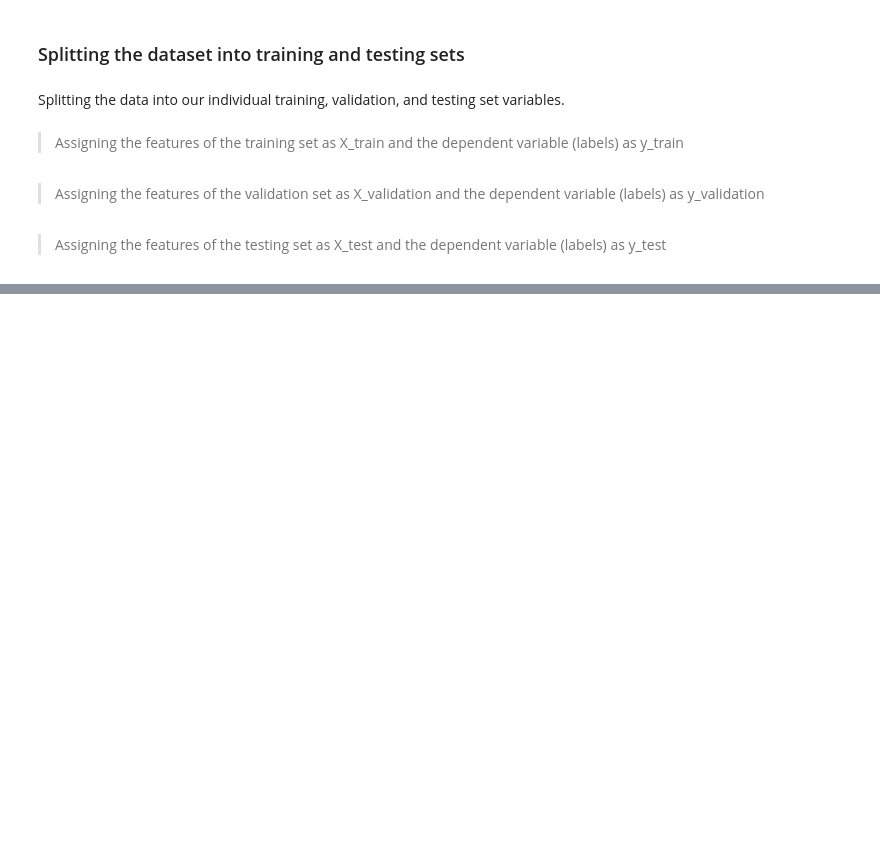
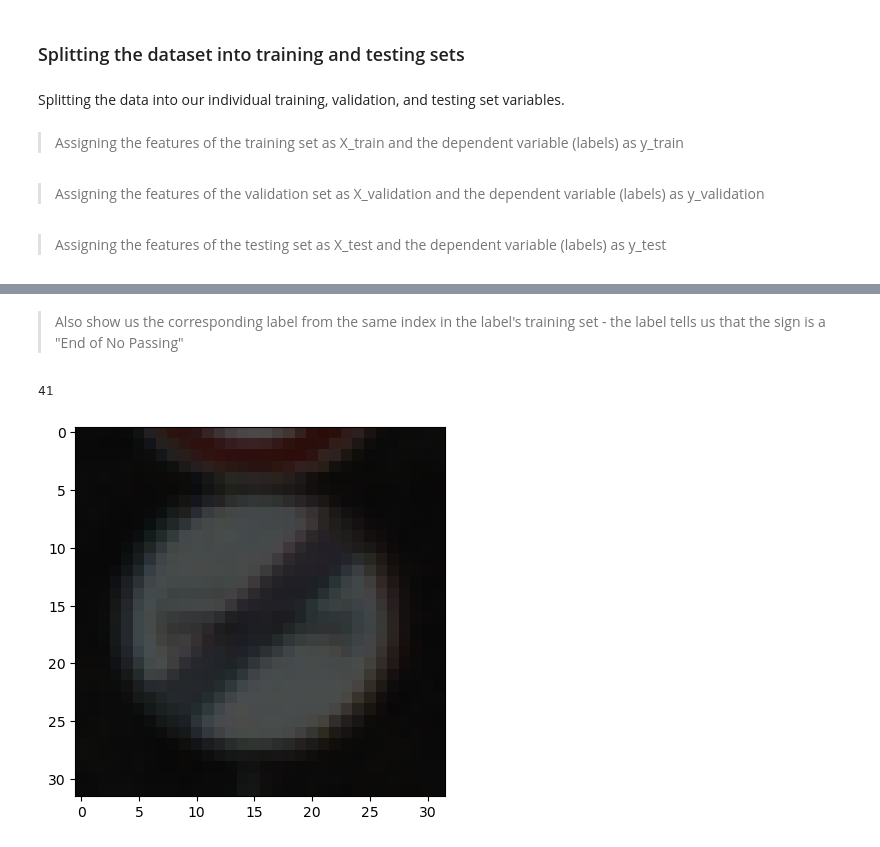
Before and after one commit to redayzarra/CNN_TrafficSigns, a Jupyter notebook: Traffic_Sign_Classfication.ipynb, the cells around one changed output, grey strips where cells are left out. Cells and saved outputs as stored; diff of their text form; code cells hidden in the pictures; blank space fills up the shorter version.

```diff
--- a/Traffic_Sign_Classfication.ipynb
+++ b/Traffic_Sign_Classfication.ipynb
@@ -85,0 +105,8 @@ y_test.shape
+# %% [markdown]
+ >Also show us the corresponding label from the same index in the label's training set - the label tells us that the sign is a "End of No Passing"
+# %%
+plt.imshow(X_validation[i])
+y_validation[i]
+# %% [output]
+41
+[figure, added]
```
Also changed, not shown: parts of 30 cells of this notebook, 1 other file.
